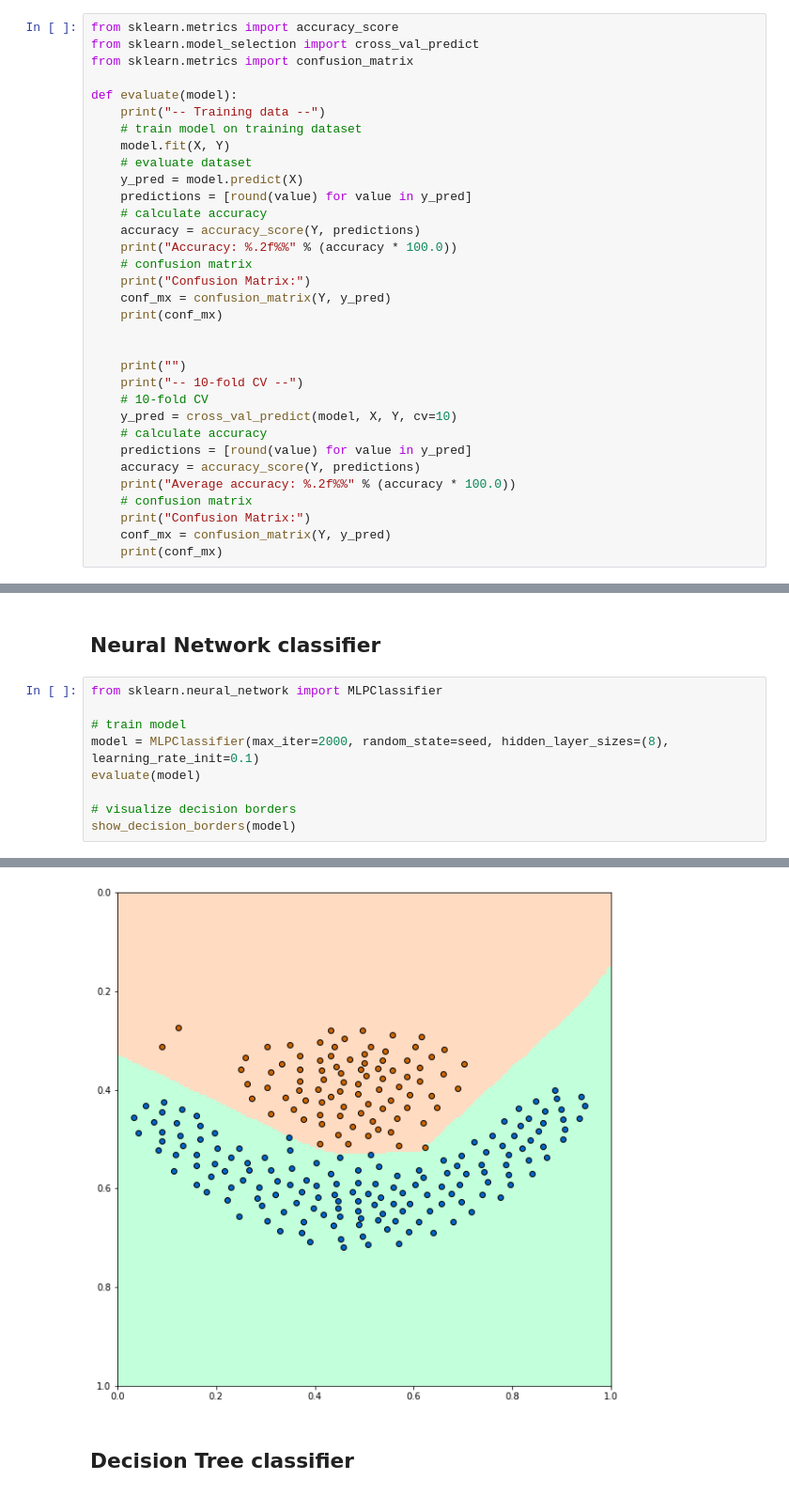
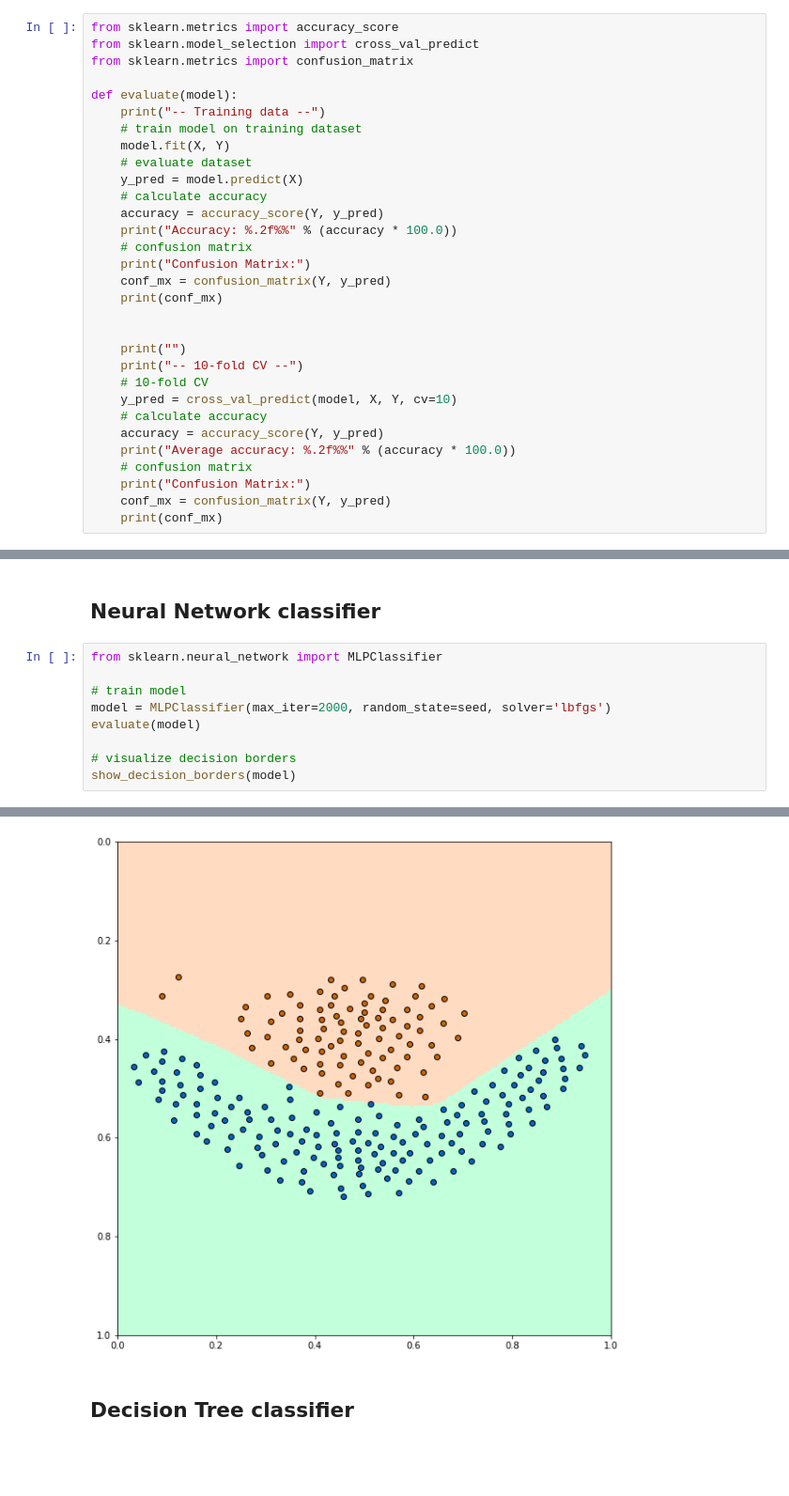
Before and after one commit to jhagelback/ml-sk, a Jupyter notebook: Flame.ipynb, the cells around one changed output, grey strips where cells are left out. Shown at 94% size. Saved outputs shown, nothing was run; the diff lists cells and outputs as text; blank space fills up the shorter version.

```diff
--- a/Flame.ipynb
+++ b/Flame.ipynb
@@ -39,9 +39,8 @@ def evaluate(model):
     model.fit(X, Y)
     # evaluate dataset
     y_pred = model.predict(X)
-    predictions = [round(value) for value in y_pred]
     # calculate accuracy
-    accuracy = accuracy_score(Y, predictions)
+    accuracy = accuracy_score(Y, y_pred)
     print("Accuracy: %.2f%%" % (accuracy * 100.0))
     # confusion matrix
     print("Confusion Matrix:")
@@ -54,8 +53,7 @@ def evaluate(model):
     # 10-fold CV
     y_pred = cross_val_predict(model, X, Y, cv=10)
     # calculate accuracy
-    predictions = [round(value) for value in y_pred]
-    accuracy = accuracy_score(Y, predictions)
+    accuracy = accuracy_score(Y, y_pred)
     print("Average accuracy: %.2f%%" % (accuracy * 100.0))
     # confusion matrix
     print("Confusion Matrix:")
@@ -134,7 +132,7 @@ Confusion Matrix:
 from sklearn.neural_network import MLPClassifier
 
 # train model
-model = MLPClassifier(max_iter=2000, random_state=seed, hidden_layer_sizes=(8), learning_rate_init=0.1)
+model = MLPClassifier(max_iter=2000, random_state=seed, solver='lbfgs')
 evaluate(model)
 
 # visualize decision borders
@@ -154,4 +152,4 @@ Confusion Matrix:
-[figure, old version]
+[figure, new version]
 # %% [markdown]
 <h2>Decision Tree classifier</h2>
 # %%
```
Also changed, not shown: parts of 4 cells of this notebook, 1 other file.
